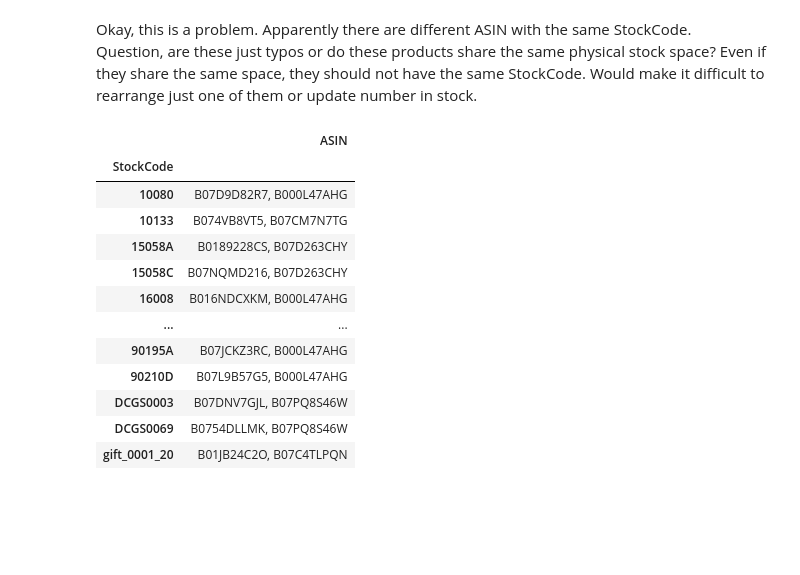
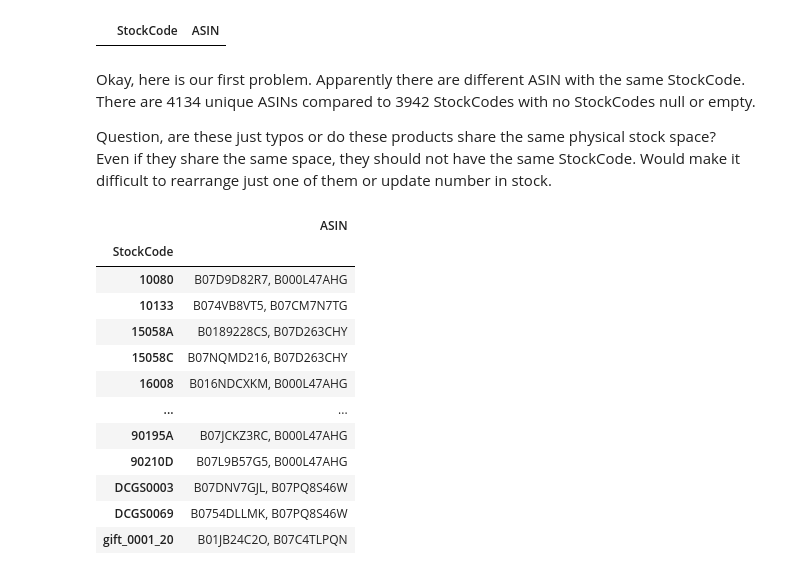
Before and after one commit to jmb-oddbook/ecom_project, a Jupyter notebook: read_in.ipynb, the cells around one changed output. Cells and saved outputs as stored; diff of their text form; code cells hidden in the pictures; blank space fills up the shorter version.

```diff
--- a/read_in.ipynb
+++ b/read_in.ipynb
@@ -21,6 +40,12 @@ dtype: int64
+# %%
+stock.loc[stock['StockCode'] == 'Null']
+# %% [output]
+|  | StockCode | ASIN |
 # %% [markdown]
-Okay, this is a problem. Apparently there are different ASIN with the same StockCode.<br />
-Question, are these just typos or do these products share the same physical stock space? Even if they share the same space, they should not have the same StockCode. Would make it difficult to rearrange just one of them or update number in stock.
+Okay, here is our first problem. Apparently there are different ASIN with the same StockCode. There are 4134 unique ASINs compared to 3942 StockCodes with no StockCodes null or empty.
+
+Question, are these just typos or do these products share the same physical stock space?<br />
+Even if they share the same space, they should not have the same StockCode. Would make it difficult to rearrange just one of them or update number in stock.
 # %%
 # Show the different unique ASINs associated with a StockCode
 out = stock.astype(str).groupby('StockCode').agg(lambda x: ', '.join(x.unique()))
```
Also changed, not shown: parts of 49 cells of this notebook, 4 other files.
